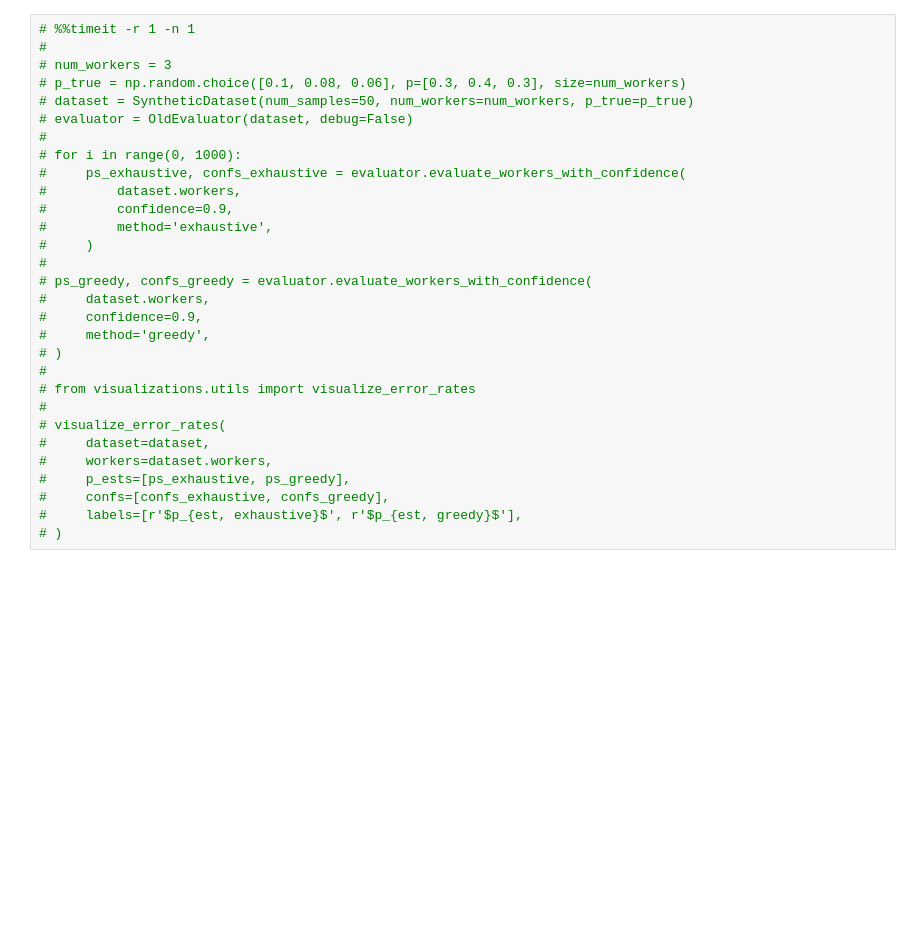
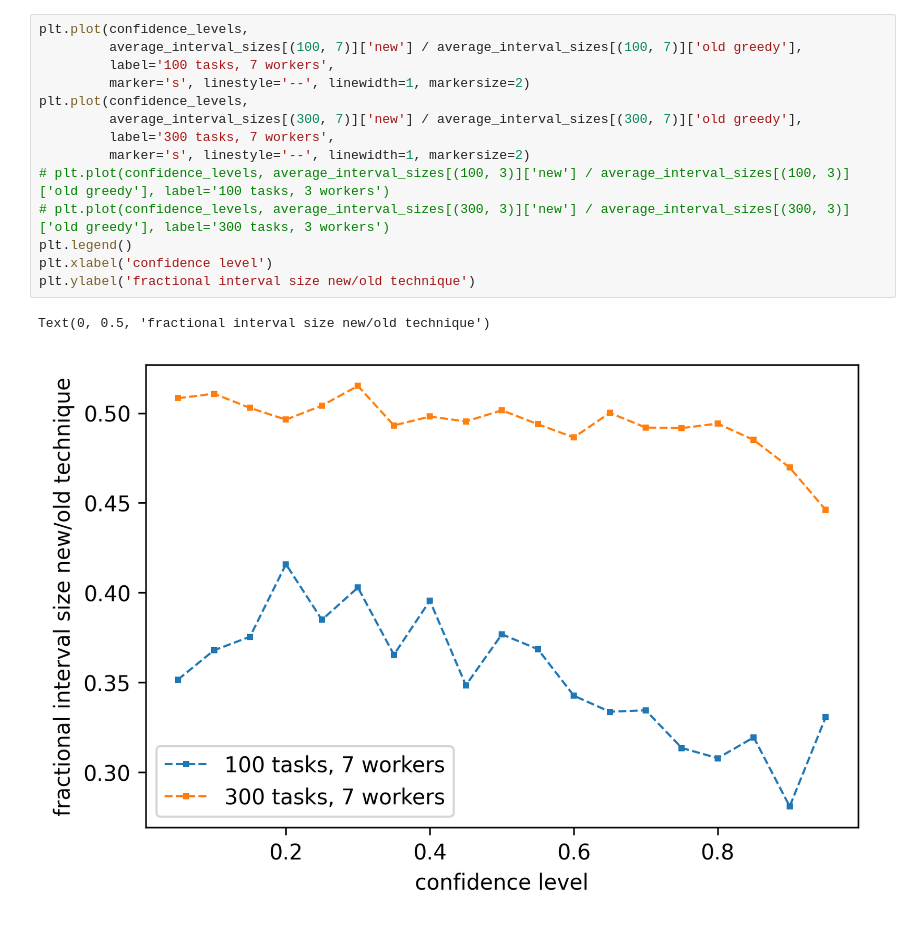
Before and after one commit to JulianAssmann/crowd_evaluation, a Jupyter notebook: visualizations/experiments/synthetic_data/accuracy_interval_vs_confidence.ipynb, the cells around one changed output. Cells and saved outputs as stored; diff of their text form; blank space fills up the shorter version.

```diff
--- a/visualizations/experiments/synthetic_data/accuracy_interval_vs_confidence.ipynb
+++ b/visualizations/experiments/synthetic_data/accuracy_interval_vs_confidence.ipynb
@@ -252,30 +304,17 @@ plt.show()
-# %%
-# %%timeit -r 1 -n 1
-#
-# num_workers = 3
-# p_true = np.random.choice([0.1, 0.08, 0.06], p=[0.3, 0.4, 0.3], size=num_workers)
-# dataset = SyntheticDataset(num_samples=50, num_workers=num_workers, p_true=p_true)
-# evaluator = OldEvaluator(dataset, debug=False)
-#
-# for i in range(0, 1000):
-#     ps_exhaustive, confs_exhaustive = evaluator.evaluate_workers_with_confidence(
-#         dataset.workers,
-#         confidence=0.9,
-#         method='exhaustive',
-#     )
-#
-# ps_greedy, confs_greedy = evaluator.evaluate_workers_with_confidence(
-#     dataset.workers,
-#     confidence=0.9,
-#     method='greedy',
-# )
-#
-# from visualizations.utils import visualize_error_rates
-#
-# visualize_error_rates(
-#     dataset=dataset,
-#     workers=dataset.workers,
-#     p_ests=[ps_exhaustive, ps_greedy],
-#     confs=[confs_exhaustive, confs_greedy],
-#     labels=[r'$p_{est, exhaustive}$', r'$p_{est, greedy}$'],
-# )
+# %%
+plt.plot(confidence_levels,
+         average_interval_sizes[(100, 7)]['new'] / average_interval_sizes[(100, 7)]['old greedy'],
+         label='100 tasks, 7 workers',
+         marker='s', linestyle='--', linewidth=1, markersize=2)
+plt.plot(confidence_levels,
+         average_interval_sizes[(300, 7)]['new'] / average_interval_sizes[(300, 7)]['old greedy'],
+         label='300 tasks, 7 workers',
+         marker='s', linestyle='--', linewidth=1, markersize=2)
+# plt.plot(confidence_levels, average_interval_sizes[(100, 3)]['new'] / average_interval_sizes[(100, 3)]['old greedy'], label='100 tasks, 3 workers')
+# plt.plot(confidence_levels, average_interval_sizes[(300, 3)]['new'] / average_interval_sizes[(300, 3)]['old greedy'], label='300 tasks, 3 workers')
+plt.legend()
+plt.xlabel('confidence level')
+plt.ylabel('fractional interval size new/old technique')
+# %% [output]
+Text(0, 0.5, 'fractional interval size new/old technique')
+[figure, added]
```
Also changed, not shown: parts of 16 cells of this notebook, 15 other files.
